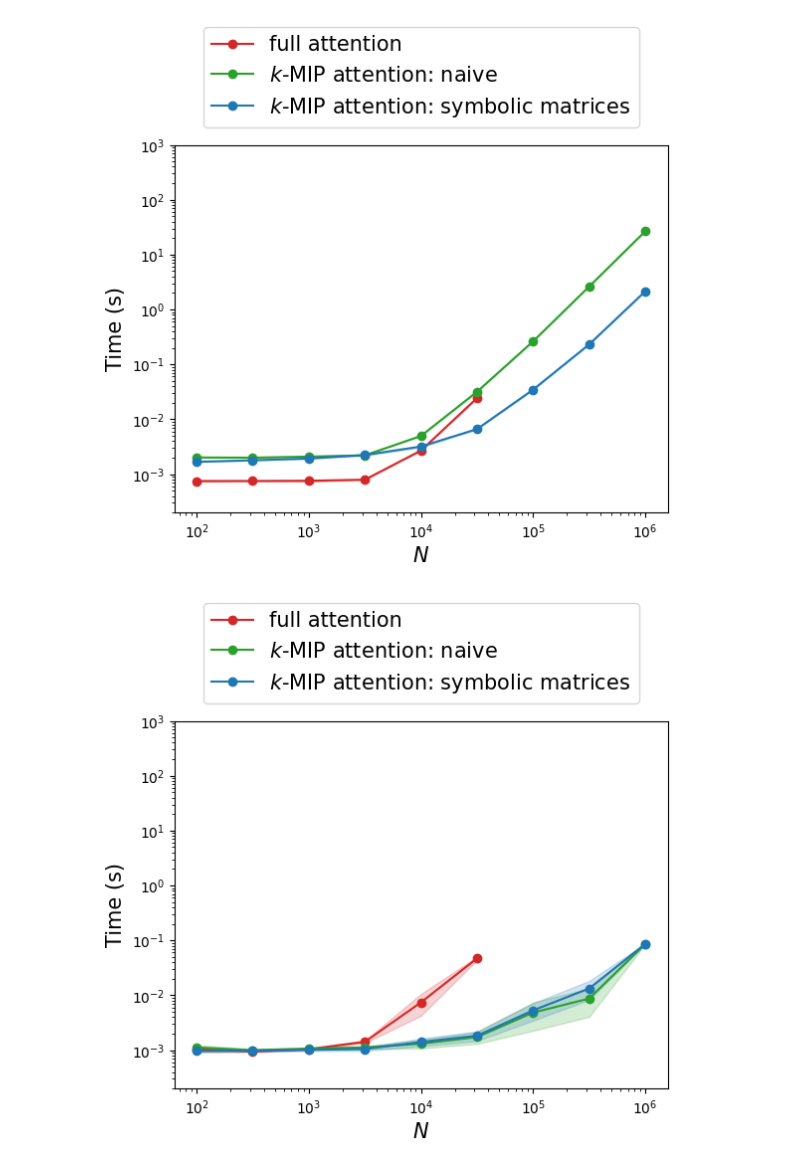
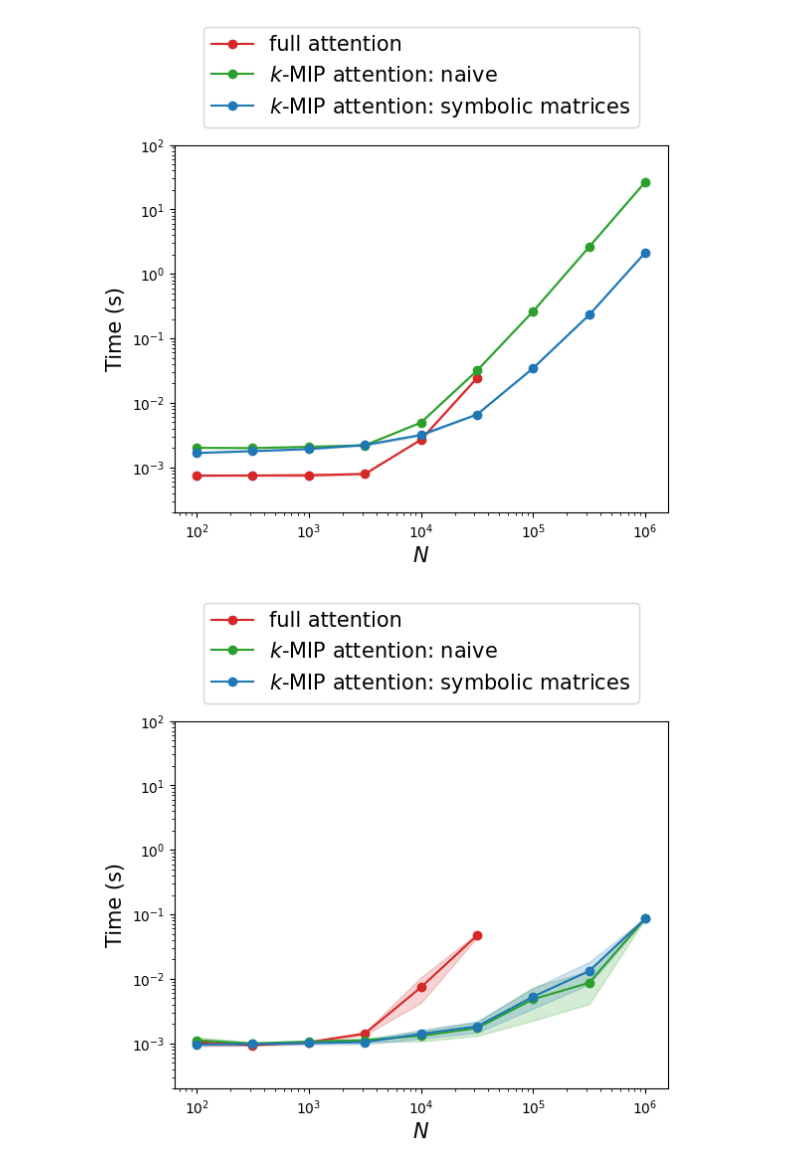
Before and after one commit to JonasDeSchouwer/EfficientSparseAttention, a Jupyter notebook: plotting/training.ipynb, the cells around one changed output. Saved outputs shown, nothing was run; the diff lists cells and outputs as text; code cells hidden in the pictures.

```diff
--- a/plotting/training.ipynb
+++ b/plotting/training.ipynb
@@ -126,29 +126,29 @@ results_manager["flash"] = flash_results
 # %%
 results_manager.display_settings.display_flash = False
 results_manager.display_settings.max_N = 1e6
-results_manager.display_settings.ylim = [2e-4, 1e3]
-
+results_manager.display_settings.ylim = [2e-4, 1e2]
 
 results_manager.show_forward(
     save_path=Path('/home/jonas/ICML-thesis-submission/figures/Efficiency-training-forward.png'),
     show_legend=True
 )
 
 results_manager.show_backward(
     save_path=Path('/home/jonas/ICML-thesis-submission/figures/Efficiency-training-backward.png'),
     show_legend=True
 )
 
+results_manager.display_settings.show_legend = True
 results_manager.show_total(
     save_path=Path('/home/jonas/ICML-thesis-submission/figures/Efficiency-training-total.png'),
     show_legend=True
 )
 
 results_manager.display_settings.ylim = None
 results_manager.show_peak(
     save_path=Path('/home/jonas/ICML-thesis-submission/figures/Efficiency-training-peak.png'),
-    show_legend=True
+    show_legend=False
 )
 # %% [output]
-[figure, old version]
+[figure, new version]
-[figure, old version]
+[figure, new version]
```
Also changed, not shown: parts of 2 cells of this notebook, 2 other files.
